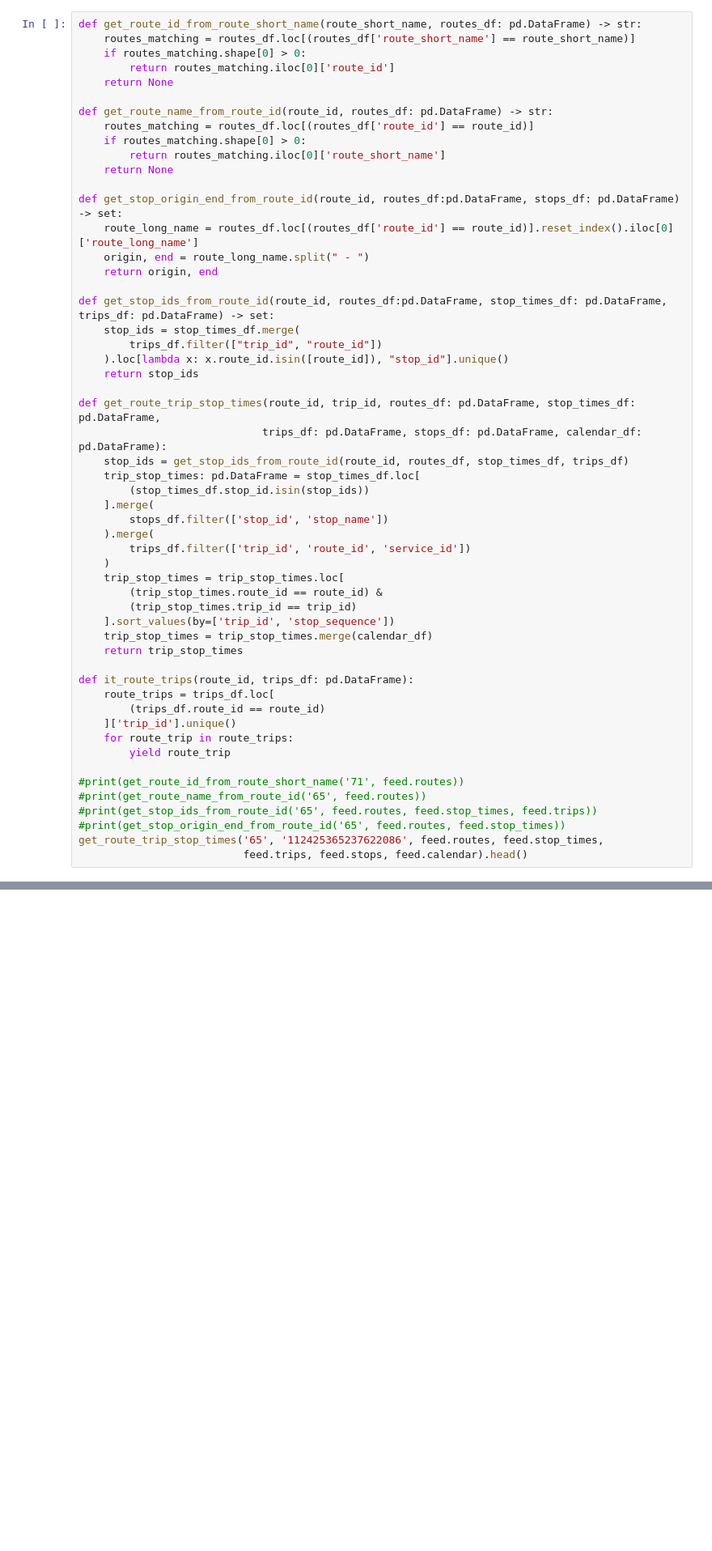
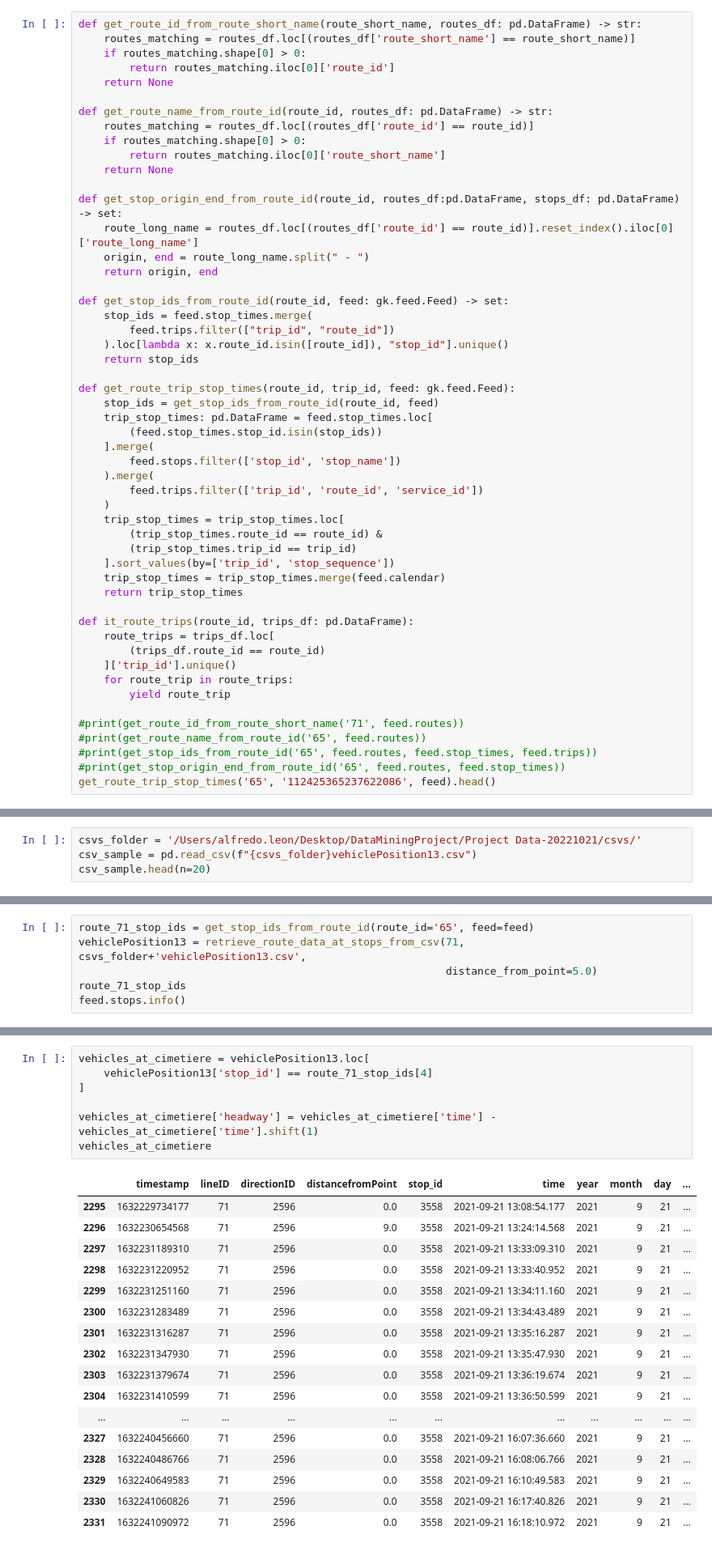
Before and after one commit to Action52/hack_my_ride, a Jupyter notebook: ExploratoryDataAnalysis.ipynb, the cells around one changed output, grey strips where cells are left out. Shown at 81% size. Cells and saved outputs as stored; diff of their text form; blank space fills up the shorter version.

```diff
--- a/ExploratoryDataAnalysis.ipynb
+++ b/ExploratoryDataAnalysis.ipynb
@@ -238,27 +265,26 @@ def get_stop_origin_end_from_route_id(route_id, routes_df:pd.DataFrame, stops_df
     origin, end = route_long_name.split(" - ")
     return origin, end
 
-def get_stop_ids_from_route_id(route_id, routes_df:pd.DataFrame, stop_times_df: pd.DataFrame, trips_df: pd.DataFrame) -> set:
-    stop_ids = stop_times_df.merge(
-        trips_df.filter(["trip_id", "route_id"])
+def get_stop_ids_from_route_id(route_id, feed: gk.feed.Feed) -> set:
+    stop_ids = feed.stop_times.merge(
+        feed.trips.filter(["trip_id", "route_id"])
     ).loc[lambda x: x.route_id.isin([route_id]), "stop_id"].unique()
     return stop_ids
 
-def get_route_trip_stop_times(route_id, trip_id, routes_df: pd.DataFrame, stop_times_df: pd.DataFrame,
-                             trips_df: pd.DataFrame, stops_df: pd.DataFrame, calendar_df: pd.DataFrame):
-    stop_ids = get_stop_ids_from_route_id(route_id, routes_df, stop_times_df, trips_df)
-    trip_stop_times: pd.DataFrame = stop_times_df.loc[
-        (stop_times_df.stop_id.isin(stop_ids))
+def get_route_trip_stop_times(route_id, trip_id, feed: gk.feed.Feed):
+    stop_ids = get_stop_ids_from_route_id(route_id, feed)
+    trip_stop_times: pd.DataFrame = feed.stop_times.loc[
+        (feed.stop_times.stop_id.isin(stop_ids))
     ].merge(
-        stops_df.filter(['stop_id', 'stop_name'])
+        feed.stops.filter(['stop_id', 'stop_name'])
     ).merge(
-        trips_df.filter(['trip_id', 'route_id', 'service_id'])
+        feed.trips.filter(['trip_id', 'route_id', 'service_id'])
     )
     trip_stop_times = trip_stop_times.loc[
         (trip_stop_times.route_id == route_id) &
         (trip_stop_times.trip_id == trip_id)
     ].sort_values(by=['trip_id', 'stop_sequence'])
-    trip_stop_times = trip_stop_times.merge(calendar_df)
+    trip_stop_times = trip_stop_times.merge(feed.calendar)
     return trip_stop_times
 
 def it_route_trips(route_id, trips_df: pd.DataFrame):
@@ -272,8 +298,7 @@ def it_route_trips(route_id, trips_df: pd.DataFrame):
 #print(get_route_name_from_route_id('65', feed.routes))
 #print(get_stop_ids_from_route_id('65', feed.routes, feed.stop_times, feed.trips))
 #print(get_stop_origin_end_from_route_id('65', feed.routes, feed.stop_times))
-get_route_trip_stop_times('65', '112425365237622086', feed.routes, feed.stop_times,
-                          feed.trips, feed.stops, feed.calendar).head()
+get_route_trip_stop_times('65', '112425365237622086', feed).head()
 # %% [output]
 |  | trip_id | arrival_time | departure_time | stop_id | stop_sequence | pickup_type | drop_off_type | stop_name | ... |
 | 0 | 112425365237622086 | 21:06:00 | 21:06:00 | 3521 | 1 | 0 | 1 | BEAULIEU | ... |
@@ -330,3 +355,7 @@ route_71_stop_times
 | 18 | 112425365237622086 | 21:31:15 | 21:31:15 | 2301 | 19 | 0 | 0 | ARENBERG | ... |
 | 19 | 112425365237622086 | 21:32:00 | 21:32:00 | 2595 | 20 | 0 | 0 | DE BROUCKERE | ... |
 | 20 | 112425365237622086 | 21:34:00 | 21:34:00 | 2596 | 21 | 0 | 0 | DE BROUCKERE | ... |
+# %%
+csvs_folder = '/Users/alfredo.leon/Desktop/DataMiningProject/Project Data-20221021/csvs/'
+csv_sample = pd.read_csv(f"{csvs_folder}vehiclePosition13.csv")
+csv_sample.head(n=20)
@@ -332,0 +404,6 @@ route_71_stop_times
+# %%
+route_71_stop_ids = get_stop_ids_from_route_id(route_id='65', feed=feed)
+vehiclePosition13 = retrieve_route_data_at_stops_from_csv(71, csvs_folder+'vehiclePosition13.csv',
+                                                          distance_from_point=5.0)
+route_71_stop_ids
+feed.stops.info()
@@ -332,0 +428,25 @@ route_71_stop_times
+# %%
+vehicles_at_cimetiere = vehiclePosition13.loc[
+    vehiclePosition13['stop_id'] == route_71_stop_ids[4]
+]
+
+vehicles_at_cimetiere['headway'] = vehicles_at_cimetiere['time'] - vehicles_at_cimetiere['time'].shift(1)
+vehicles_at_cimetiere
+# %% [output]
+|  | timestamp | lineID | directionID | distancefromPoint | stop_id | time | year | month | day | ... |
+| 2295 | 1632229734177 | 71 | 2596 | 0.0 | 3558 | 2021-09-21 13:08:54.177 | 2021 | 9 | 21 | ... |
+| 2296 | 1632230654568 | 71 | 2596 | 9.0 | 3558 | 2021-09-21 13:24:14.568 | 2021 | 9 | 21 | ... |
+| 2297 | 1632231189310 | 71 | 2596 | 0.0 | 3558 | 2021-09-21 13:33:09.310 | 2021 | 9 | 21 | ... |
+| 2298 | 1632231220952 | 71 | 2596 | 0.0 | 3558 | 2021-09-21 13:33:40.952 | 2021 | 9 | 21 | ... |
+| 2299 | 1632231251160 | 71 | 2596 | 0.0 | 3558 | 2021-09-21 13:34:11.160 | 2021 | 9 | 21 | ... |
+| 2300 | 1632231283489 | 71 | 2596 | 0.0 | 3558 | 2021-09-21 13:34:43.489 | 2021 | 9 | 21 | ... |
+| 2301 | 1632231316287 | 71 | 2596 | 0.0 | 3558 | 2021-09-21 13:35:16.287 | 2021 | 9 | 21 | ... |
+| 2302 | 1632231347930 | 71 | 2596 | 0.0 | 3558 | 2021-09-21 13:35:47.930 | 2021 | 9 | 21 | ... |
+| 2303 | 1632231379674 | 71 | 2596 | 0.0 | 3558 | 2021-09-21 13:36:19.674 | 2021 | 9 | 21 | ... |
+| 2304 | 1632231410599 | 71 | 2596 | 0.0 | 3558 | 2021-09-21 13:36:50.599 | 2021 | 9 | 21 | ... |
+| ... | ... | ... | ... | ... | ... | ... | ... | ... | ... | ... |
+| 2327 | 1632240456660 | 71 | 2596 | 0.0 | 3558 | 2021-09-21 16:07:36.660 | 2021 | 9 | 21 | ... |
+| 2328 | 1632240486766 | 71 | 2596 | 0.0 | 3558 | 2021-09-21 16:08:06.766 | 2021 | 9 | 21 | ... |
+| 2329 | 1632240649583 | 71 | 2596 | 0.0 | 3558 | 2021-09-21 16:10:49.583 | 2021 | 9 | 21 | ... |
+| 2330 | 1632241060826 | 71 | 2596 | 0.0 | 3558 | 2021-09-21 16:17:40.826 | 2021 | 9 | 21 | ... |
+| 2331 | 1632241090972 | 71 | 2596 | 0.0 | 3558 | 2021-09-21 16:18:10.972 | 2021 | 9 | 21 | ... |
```
Also changed, not shown: parts of 10 cells of this notebook, 1 other file.
